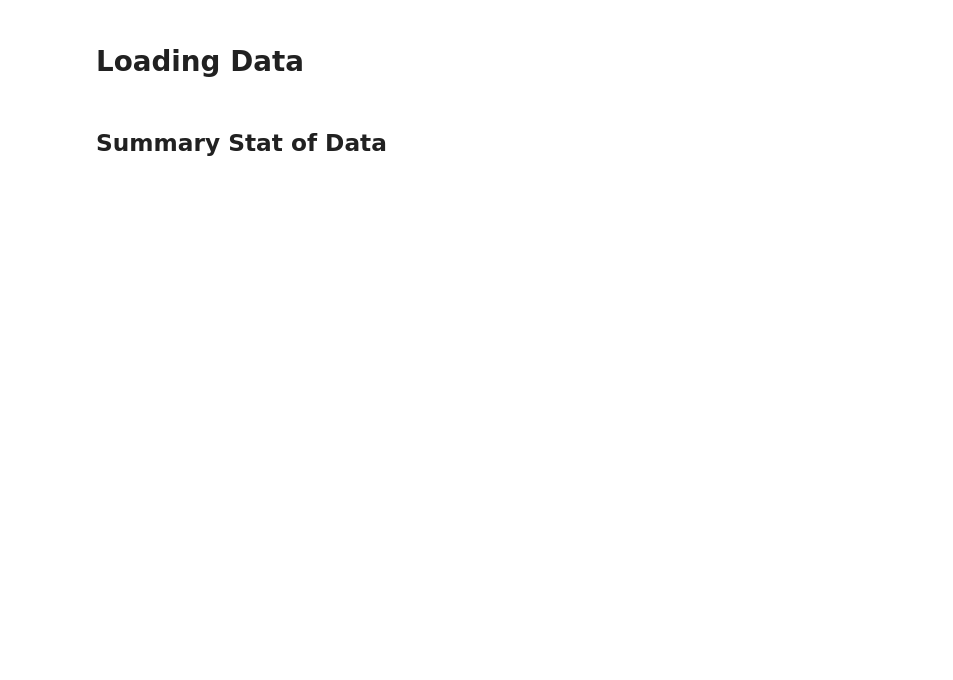
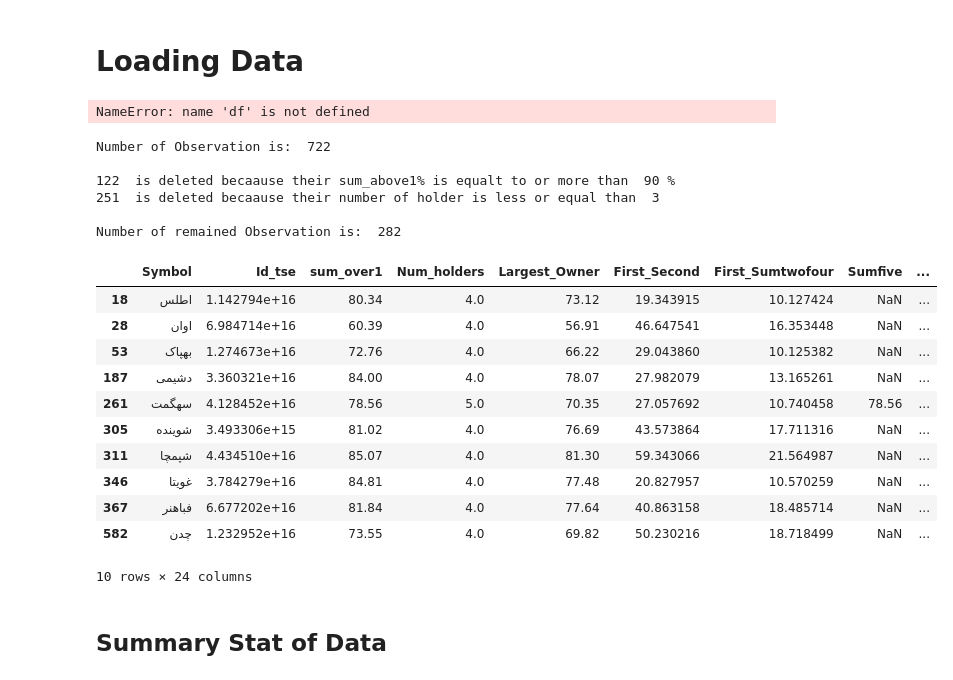
Before and after one commit to MahdiShahrabi/Ownership-Concentration-Measures-in-TSE, a Jupyter notebook: Statistical Tests/StatTests.ipynb, the cells around one changed output. Saved outputs shown, nothing was run; the diff lists cells and outputs as text; code cells hidden in the pictures; blank space fills up the shorter version.

```diff
--- a/Statistical Tests/StatTests.ipynb
+++ b/Statistical Tests/StatTests.ipynb
@@ -12,5 +12,9 @@ from IPython.core.interactiveshell import InteractiveShell
 InteractiveShell.ast_node_interactivity = "all"
 # %% [markdown]
 # Loading Data
+# %%
+df[df.sum_over1>=90]
+# %% [output]
+NameError: name 'df' is not defined
 # %%
 ## Loading DATA
@@ -20,0 +27,26 @@ OC_list = ['Largest_Owner','First_Second','First_Sumtwofour','Sumfive',
+# %%
+os.chdir(r"C:\Users\Mahdi\OneDrive\Master Thesis\Data")
+df = pd.read_csv("data_owenership98_blnc98.csv",index_col=0)
+print('Number of Observation is: ',len(df),'\n')
+
+## Filtering Data
+theta_sum1 = 90
+theta_holder = 3
+
+
+filtered = df[df.sum_over1>=theta_sum1]
+df = df[df.sum_over1<=theta_sum1]
+print(len(filtered),' is deleted becaause their sum_above1% is equalt to or more than ',theta_sum1,'%')
+
+filtered = df[df.Num_holders<=theta_holder]
+df = df[df.Num_holders>theta_holder]
+print(len(filtered),' is deleted becaause their number of holder is less or equal than ',theta_holder)
+
+print('\nNumber of remained Observation is: ',len(df))
+# %% [output]
+Number of Observation is:  722
+
+122  is deleted becaause their sum_above1% is equalt to or more than  90 %
+251  is deleted becaause their number of holder is less or equal than  3
+
+Number of remained Observation is:  282
@@ -21,2 +59,17 @@ OC_list = ['Largest_Owner','First_Second','First_Sumtwofour','Sumfive',
+# %%
+df[df.First_Sumtwofour>10]
+# %% [output]
+|  | Symbol | Id_tse | sum_over1 | Num_holders | Largest_Owner | First_Second | First_Sumtwofour | Sumfive | ... |
+| 18 | اطلس | 1.142794e+16 | 80.34 | 4.0 | 73.12 | 19.343915 | 10.127424 | NaN | ... |
+| 28 | اوان | 6.984714e+16 | 60.39 | 4.0 | 56.91 | 46.647541 | 16.353448 | NaN | ... |
+| 53 | بهپاک | 1.274673e+16 | 72.76 | 4.0 | 66.22 | 29.043860 | 10.125382 | NaN | ... |
+| 187 | دشیمی | 3.360321e+16 | 84.00 | 4.0 | 78.07 | 27.982079 | 13.165261 | NaN | ... |
+| 261 | سهگمت | 4.128452e+16 | 78.56 | 5.0 | 70.35 | 27.057692 | 10.740458 | 78.56 | ... |
+| 305 | شوینده | 3.493306e+15 | 81.02 | 4.0 | 76.69 | 43.573864 | 17.711316 | NaN | ... |
+| 311 | شپمچا | 4.434510e+16 | 85.07 | 4.0 | 81.30 | 59.343066 | 21.564987 | NaN | ... |
+| 346 | غویتا | 3.784279e+16 | 84.81 | 4.0 | 77.48 | 20.827957 | 10.570259 | NaN | ... |
+| 367 | فباهنر | 6.677202e+16 | 81.84 | 4.0 | 77.64 | 40.863158 | 18.485714 | NaN | ... |
+| 582 | چدن | 1.232952e+16 | 73.55 | 4.0 | 69.82 | 50.230216 | 18.718499 | NaN | ... |
+10 rows × 24 columns
 # %% [markdown]
 ## Summary Stat of Data
```
Also changed, not shown: parts of 7 cells of this notebook, 14 other files.
